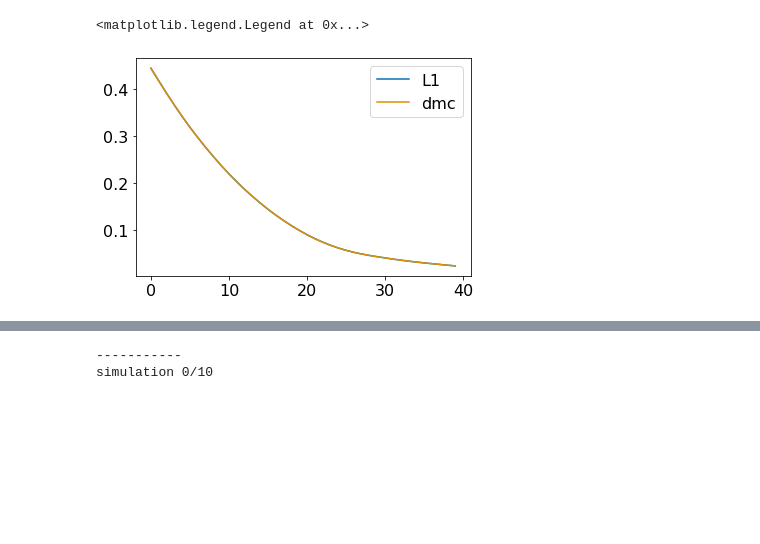
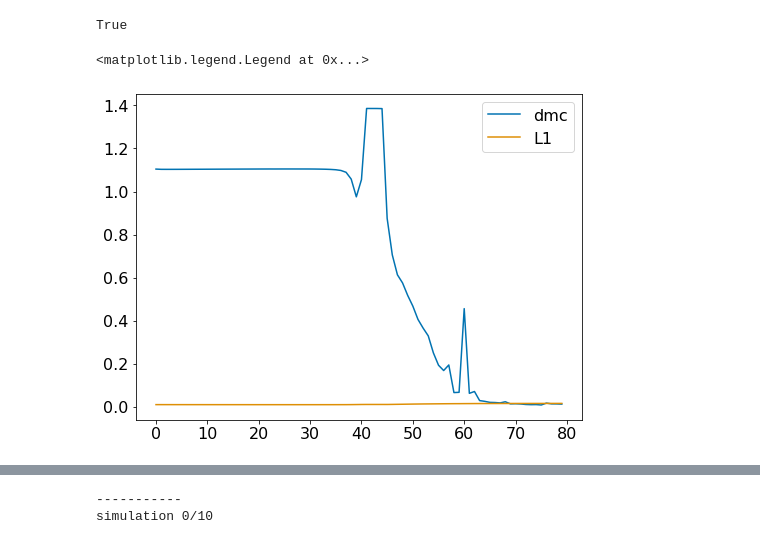
Before and after one commit to vdplasthijs/eavesdropping, a Jupyter notebook: multitasking learning for recurrent nets.ipynb, the cells around one changed output, grey strips where cells are left out. Saved outputs shown, nothing was run; the diff lists cells and outputs as text; code cells hidden in the pictures; blank space fills up the shorter version.

Commit message:
periodic stim

```diff
--- a/multitasking learning for recurrent nets.ipynb
+++ b/multitasking learning for recurrent nets.ipynb
@@ -37,30 +37,38 @@ t_dict = {}
 t_dict['n_nodes'] = 20  # number of nodes in the RNN
 t_dict['learning_rate'] = 0.002  # algorithm lr
 t_dict['bs'] = 1  # batch size
-t_dict['n_epochs'] = 40  # training epochs
-t_dict['l1_param'] = 5e-3  # L1 regularisation in loss function
+t_dict['n_epochs'] = 80  # training epochs
+t_dict['l1_param'] = 1e-4  # L1 regularisation in loss function
 t_dict['check_conv'] = False  # check for convergence (and abort if converged)
 t_dict['conv_rel_tol'] = 5e-4  # assess convergence by relative difference between two epochs is smaller than this
 # %%
 tmp0, tmp1 = bpm.generate_synt_data_general(n_total=d_dict['n_total'], t_delay=d_dict['t_delay'], t_stim=d_dict['t_stim'],
                                         ratio_train=d_dict['ratio_train'], ratio_exp=d_dict['ratio_exp'],
                                         noise_scale=d_dict['noise_scale'], late_s2=False,
-                                        nature_stim='onehot', task='dms')
+                                        nature_stim='periodic', task='dmc')
 
 x_train, y_train, x_test, y_test = tmp0
 labels_train, labels_test = tmp1
 # %%
-rnn = bpm.RNN_MTL(task='dmc_only', n_nodes=t_dict['n_nodes'])  # Create RNN class
+rnn = bpm.RNN_MTL(task='dmc_only', nature_stim='periodic', n_nodes=t_dict['n_nodes'])  # Create RNN class
 opt = torch.optim.SGD(rnn.parameters(), lr=t_dict['learning_rate'])  # call optimiser from pytorhc
 rnn.set_info(param_dict={**d_dict, **t_dict})
 # %%
 rnn = bpm.bptt_training(rnn=rnn, optimiser=opt, dict_training_params=t_dict,
                         x_train=x_train, x_test=x_test, y_train=y_train, y_test=y_test,
                         verbose=0, late_s2=False)
+# %%
+# print(rnn.test_loss_split.keys())
+rnn.train_spec_task
+# %% [output]
+True
 # %%
-for key, arr in rnn.test_loss_split.items():
-    plt.plot(arr, label=key)
+# for key in ['pred', 'dmc', 'S2']:
+for key in ['pred', 'S2', 'G', '0', 'dmc', 'L1']:
+    if key in rnn.test_loss_split.keys():
+        arr = rnn.test_loss_split[key]
+        plt.plot(arr, label=key)
 plt.legend()
 # %% [output]
 <matplotlib.legend.Legend at 0x...>
-[figure, old version]
+[figure, new version]
```
Also changed, not shown: parts of 7 cells of this notebook, 1 other file.
